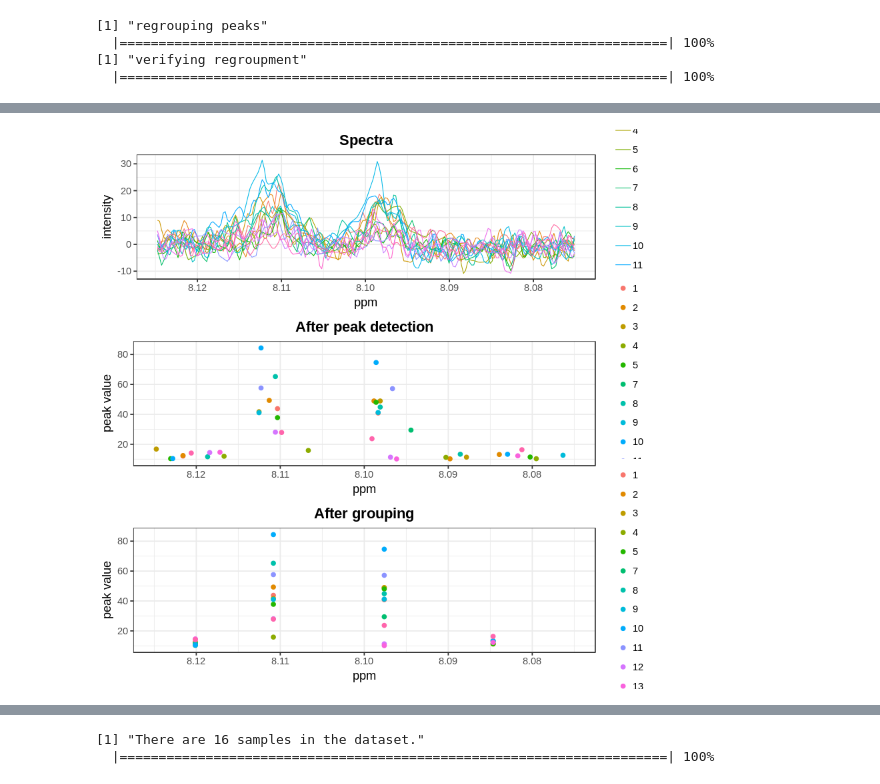
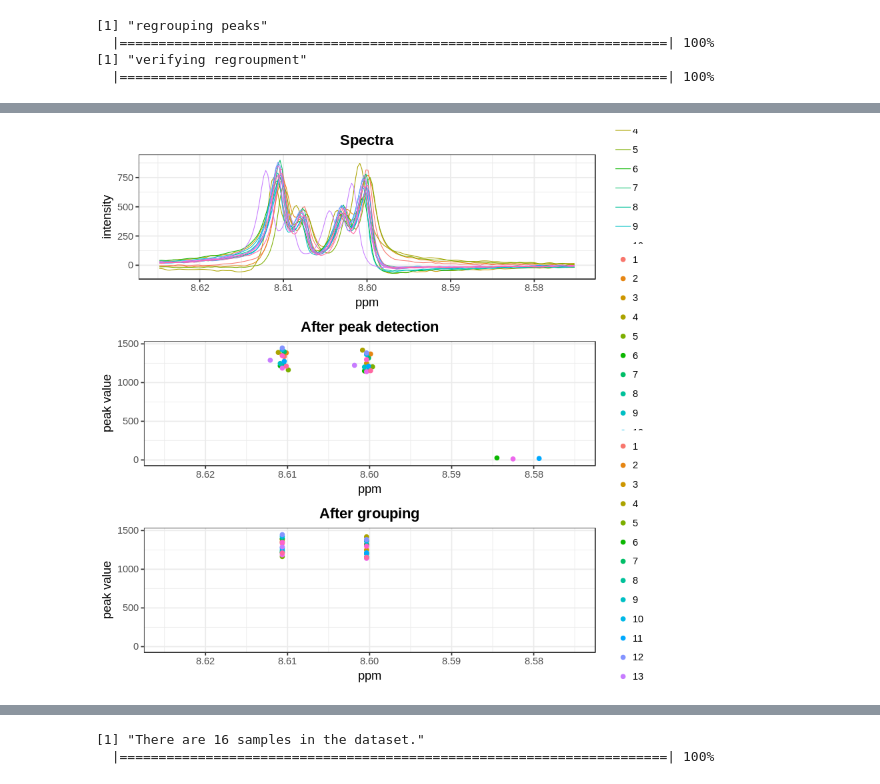
Before and after one commit to mkohram/arion, a Jupyter notebook: notebooks/arion_speaq.R.ipynb, the cells around one changed output, grey strips where cells are left out. Drawn from its saved outputs; the diff is of its cells as text; code cells hidden in the pictures.

```diff
--- a/notebooks/arion_speaq.R.ipynb
+++ b/notebooks/arion_speaq.R.ipynb
@@ -18,12 +18,10 @@ speaq::drawSpecPPM(Y.spec = spectra,
 # small excerpt by defining the region of interest
 speaq::drawSpecPPM(Y.spec = spectra,
                    X.ppm = ppm,
-#                    groupFactor = as.factor(wine.color),
-#                    title = 'Raw wine data excerpt',
-                   legend.extra.x = 1.1,
+                   legend.extra.x = 1.05,
                    legend.extra.y = 1.0,
                    ROI.ppm = 8.6,
                    ROI = NULL,
-                   roiWidth.ppm = 0.15,
+                   roiWidth.ppm = 0.05,
                    legendpos = "topright" )
 # %% [output]
@@ -31,9 +29,10 @@ speaq::drawSpecPPM(Y.spec = spectra,
 # %%
 peaks <- speaq::getWaveletPeaks(Y.spec=spectra,
                                      X.ppm=ppm,
+                                     window.split=16,
                                      baselineThresh = 10,
                                      SNR.Th = -1,
-                                     nCPU = 8,
+                                     nCPU = -1,
                                      include_nearbyPeaks = TRUE)
 # %% [output]
 [1] "detecting peaks"
@@ -43,7 +62,7 @@ peaks <- speaq::getWaveletPeaks(Y.spec=spectra,
 # %%
 grouped <- speaq::PeakGrouper(Y.peaks = peaks,
                                    min.samp.grp = 5,
-                                   grouping.window.width = 200)
+                                   grouping.window.width = 10)
 # %% [output]
 [1] "regrouping peaks"
   |======================================================================| 100%
@@ -52,7 +91,7 @@ grouped <- speaq::PeakGrouper(Y.peaks = peaks,
 # %%
 # adding labels to the dat a for plotting and the group ppm values
 library(ggplot2)
-ROI.ppm <- 8.1
+ROI.ppm <- 8.6
 roiWidth.ppm <- 0.025
 
 speaq::ROIplot(Y.spec = spectra,
@@ -68,4 +105,4 @@ Warning message:
-[figure, old version]
+[figure, new version]
 # %%
 SilhouetteValues <- speaq::SilhouetR(DataMatrix = grouped$peakPPM,
                                      GroupIndices = grouped$peakIndex)
```
Also changed, not shown: parts of 7 cells of this notebook, 2 other files.
